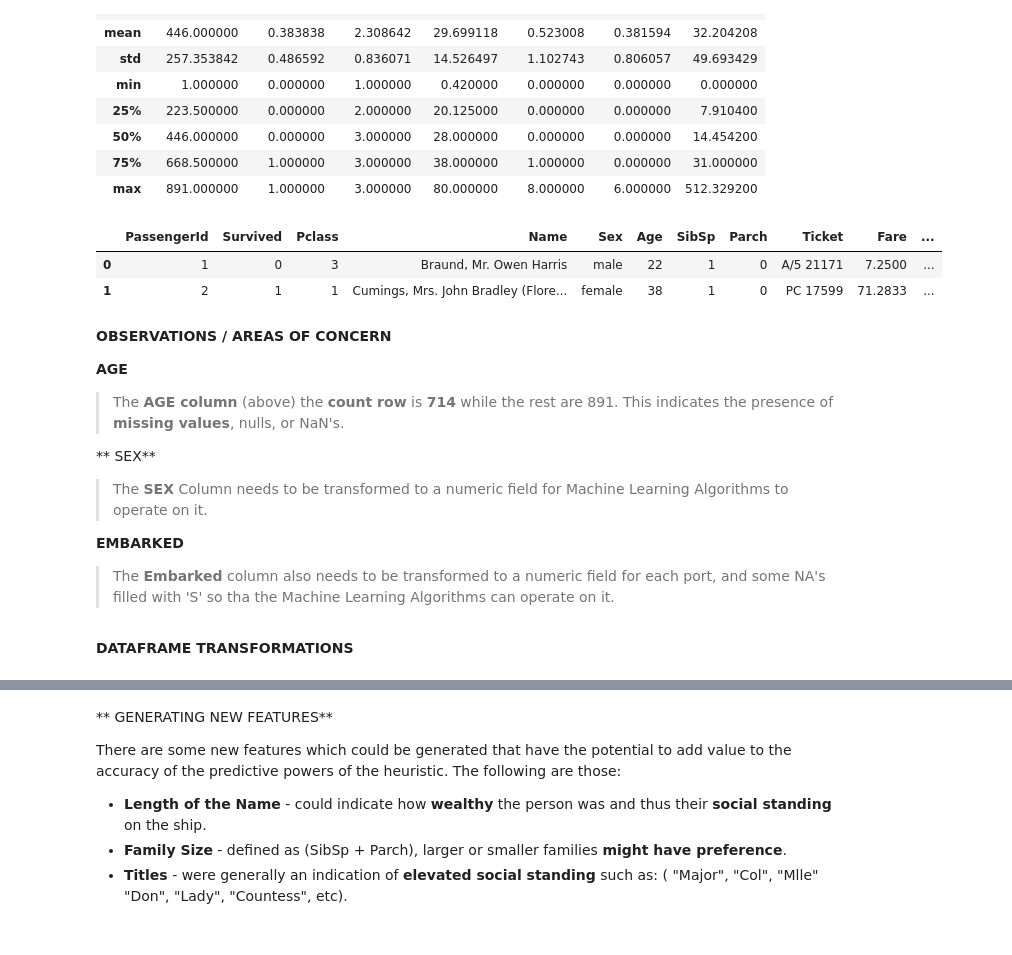
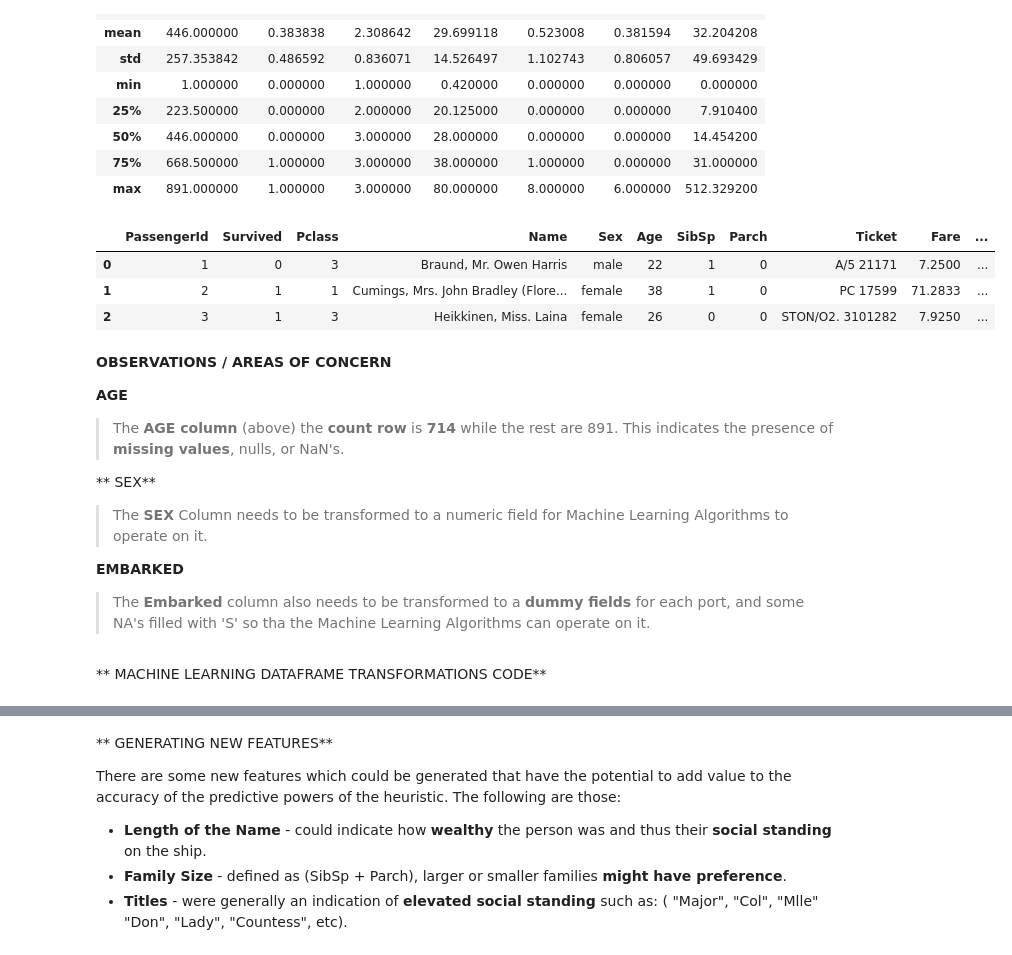
Before and after one commit to profversaggi/Udacity_Nano_DataScience, a Jupyter notebook: Project_2/Project # 2 Submission - Investigate a Dataset - Titanic.ipynb, the cells around one changed output, grey strips where cells are left out. Cells and saved outputs as stored; diff of their text form; code cells hidden in the pictures.

```diff
--- a/Project_2/Project # 2 Submission - Investigate a Dataset - Titanic.ipynb
+++ b/Project_2/Project # 2 Submission - Investigate a Dataset - Titanic.ipynb
@@ -639,11 +640,12 @@ titanic_ml_df.describe()
 | max | 891.000000 | 1.000000 | 3.000000 | 80.000000 | 8.000000 | 6.000000 | 512.329200 |
 # %%
 # Examine the data of dataframe for any obvious concerns
-titanic_ml_df.head(2)
+titanic_ml_df.head(3)
 # %% [output]
 |  | PassengerId | Survived | Pclass | Name | Sex | Age | SibSp | Parch | Ticket | Fare | ... |
 | 0 | 1 | 0 | 3 | Braund, Mr. Owen Harris | male | 22 | 1 | 0 | A/5 21171 | 7.2500 | ... |
 | 1 | 2 | 1 | 1 | Cumings, Mrs. John Bradley (Flore... | female | 38 | 1 | 0 | PC 17599 | 71.2833 | ... |
+| 2 | 3 | 1 | 3 | Heikkinen, Miss. Laina | female | 26 | 0 | 0 | STON/O2. 3101282 | 7.9250 | ... |
 # %% [markdown]
 **OBSERVATIONS / AREAS OF CONCERN**
 
@@ -659,7 +661,7 @@ titanic_ml_df.head(2)
 
 **EMBARKED**
 
->  The **Embarked** column also needs to be transformed to a numeric field for each port, and some NA's filled with 'S' so tha the Machine Learning Algorithms can operate on it.
+>  The **Embarked** column also needs to be transformed to a **dummy fields** for each port, and some NA's filled with 'S' so tha the Machine Learning Algorithms can operate on it.
 # %% [markdown]
-**DATAFRAME TRANSFORMATIONS**
+** MACHINE LEARNING DATAFRAME TRANSFORMATIONS CODE**
 # %%
```
Also changed, not shown: parts of 14 cells of this notebook, 2 other files.
